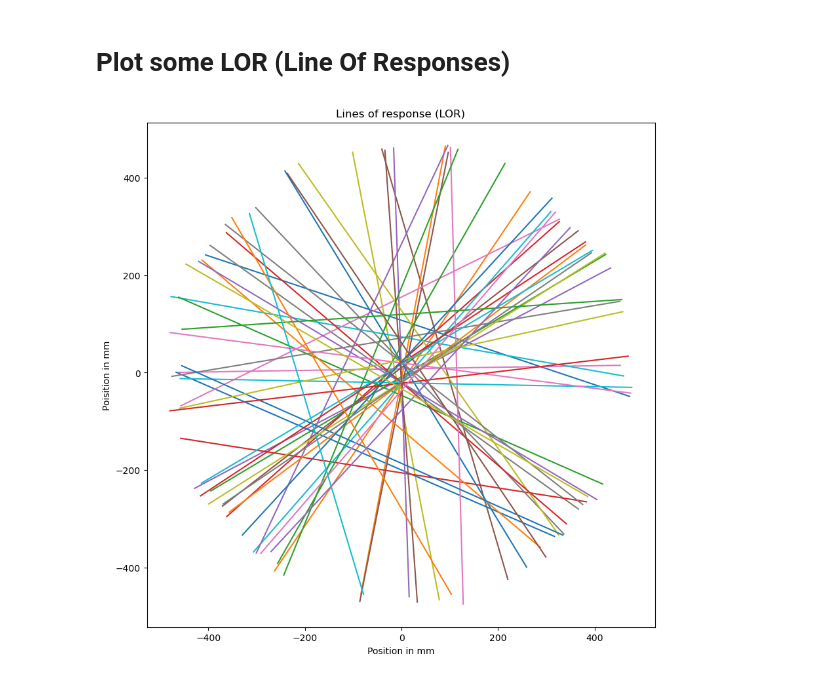
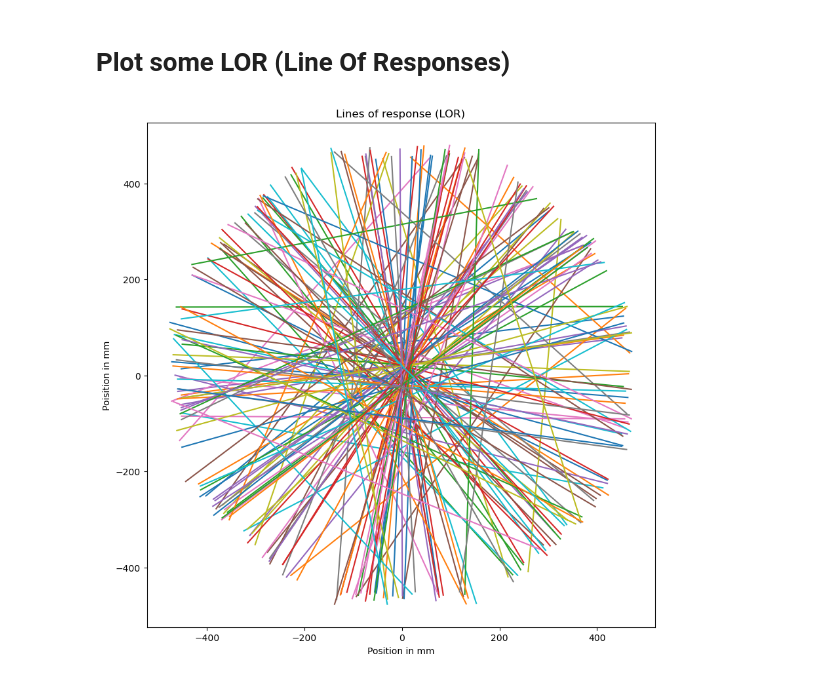
Before and after one commit to afilippi67/geant4Course, a Jupyter notebook: SSFM/GATE_exercises/7_pet/pet.ipynb, the cells around one changed output. Cells and saved outputs as stored; diff of their text form; code cells hidden in the pictures.

```diff
--- a/SSFM/GATE_exercises/7_pet/pet.ipynb
+++ b/SSFM/GATE_exercises/7_pet/pet.ipynb
@@ -150,6 +150,6 @@ ax3.set_xlabel('Energy in keV');
 # Plot some LOR (Line Of Responses)
 # %%
 fig4, ax4 = plt.subplots(1, 1, figsize=(10, 10))
-p.plot_LOR(ax4, coinc, 50)
+p.plot_LOR(ax4, coinc, 150)
 # %% [output]
-[figure, old version]
+[figure, new version]
```
Also changed, not shown: parts of 7 cells of this notebook, 8 other files.
